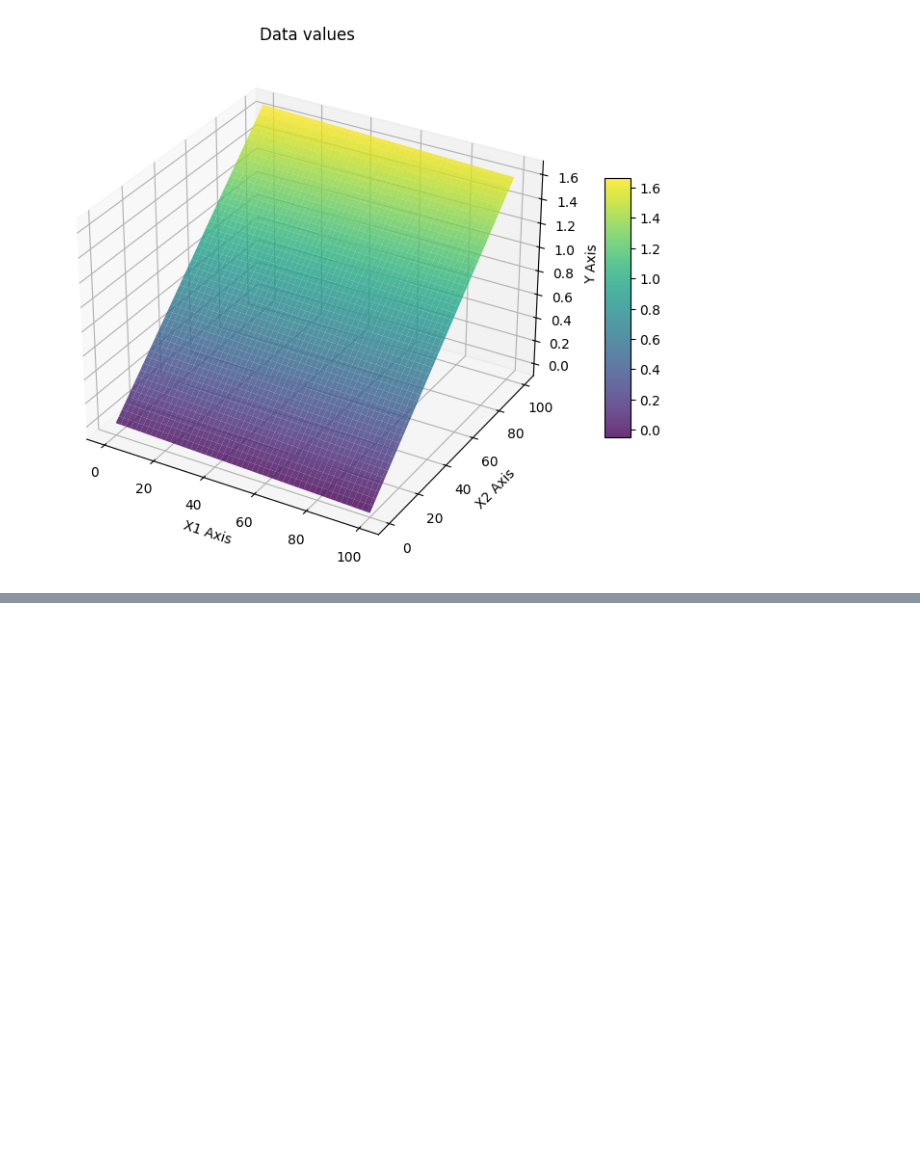
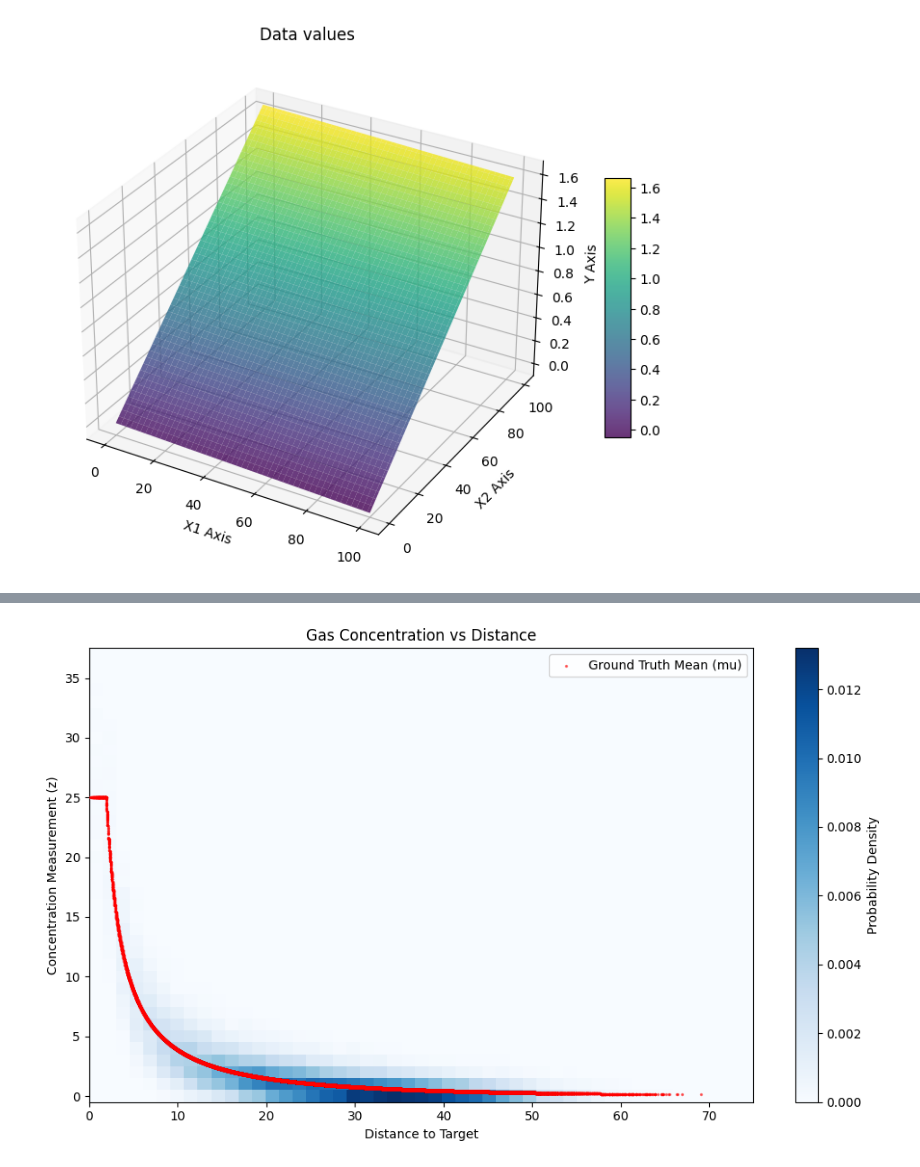
Before and after one commit to sjwjames/mcaia, a Jupyter notebook: ttenv/dqn/experiments/test.ipynb, the cells around one changed output, grey strips where cells are left out. Drawn from its saved outputs; the diff is of its cells as text; code cells hidden in the pictures; blank space fills up the shorter version.

```diff
--- a/ttenv/dqn/experiments/test.ipynb
+++ b/ttenv/dqn/experiments/test.ipynb
@@ -193,0 +757,94 @@ def updateVals(index,x,radius,vals,n_neighbors,alpha):
+# %%
+import numpy as np
+import matplotlib.pyplot as plt
+from scipy.stats import poisson
+
+class GasLeakageModel:
+    def __init__(self):
+        self.tau = 1500
+        self.D = 1
+        self.V = 0
+        self.Q0 = 10
+        self.a = 10
+        self.t0 = 0.5
+        self.rate_threshold = 50
+        self.klist = []
+        self.pmf_list = []
+
+    def get_emission_rate(self, agent, target):
+        lam = np.sqrt(self.D * self.tau / (1 + self.V ** 2 * self.tau / (4 * self.D)))
+        dist = np.linalg.norm(np.array(agent[:2]) - np.array(target[:2]))
+
+        if dist == 0:
+            r = self.rate_threshold
+        else:
+            r = self.a * self.Q0 / dist * np.exp(-dist / lam) * np.exp(
+                -(target[0] - agent[0]) * self.V / (2 * self.D))
+        r = min(self.rate_threshold, r)
+        return r
+
+    def get_mus(self, agent_coords, target_coords):
+        mu_list = [self.get_mu(a, t) for a, t in zip(agent_coords, target_coords)]
+        return np.array(mu_list)
+
+    def get_mu(self, agent_coord, target_coord):
+        r = self.get_emission_rate(agent_coord, target_coord)
+        mu = r * self.t0
+        return mu
+
+    def generate_sample(self, target_coord, agent_coord):
+        mu = self.get_mu(agent_coord, target_coord)
+        sample = np.random.poisson(mu)
+        return np.array(sample)
+
+# --- Run the Simulation ---
+leakage_model = GasLeakageModel()
+
+num_samples = 50000
+distances = np.zeros(num_samples)
+true_mus = np.zeros(num_samples)
+noisy_zs = np.zeros(num_samples)
+
+print("Simulating 50,000 random states...")
+for i in range(num_samples):
+    agent = np.random.uniform(0, 50, 2)
+    target = np.random.uniform(0, 50, 2)
+
+    dist = np.linalg.norm(agent - target)
+
+    mu = leakage_model.get_mu(agent, target)
+    z = leakage_model.generate_sample(target, agent)
+
+    distances[i] = dist
+    true_mus[i] = mu
+    noisy_zs[i] = float(z)
+
+# --- 2D Plotting ---
+fig, ax = plt.subplots(figsize=(10, 6))
+
+# Define bins: 50 continuous bins for distance, integer bins for Poisson measurements
+dist_bins = np.linspace(0, 75, 50)
+meas_bins = np.arange(0, int(max(noisy_zs)) + 2) - 0.5 # Shift by 0.5 to center integer ticks
+
+# Plot the noisy Poisson samples as a density map
+counts, xedges, yedges, im = ax.hist2d(distances, noisy_zs,
+                                       bins=[dist_bins, meas_bins],
+                                       cmap='Blues',
+                                       density=True)
+
+cbar = fig.colorbar(im, ax=ax)
+cbar.set_label('Probability Density')
+
+# Plot the ground truth 'mu' over the top
+# Because V=0, mu is perfectly deterministic based on distance, so it forms a clean line
+# We use a scatter here in case you ever increase V (which would cause the line to widen)
+ax.scatter(distances, true_mus, color='red', s=2, alpha=0.5, label='Ground Truth Mean (mu)', zorder=5)
+
+ax.set_title("Gas Concentration vs Distance")
+ax.set_xlabel('Distance to Target')
+ax.set_ylabel('Concentration Measurement (z)')
+ax.legend()
+
+plt.tight_layout()
+plt.show()
+# %% [output]
@@ -193,0 +852 @@ def updateVals(index,x,radius,vals,n_neighbors,alpha):
+[figure, added]
```
Also changed, not shown: parts of 14 cells of this notebook, 10 other files.
